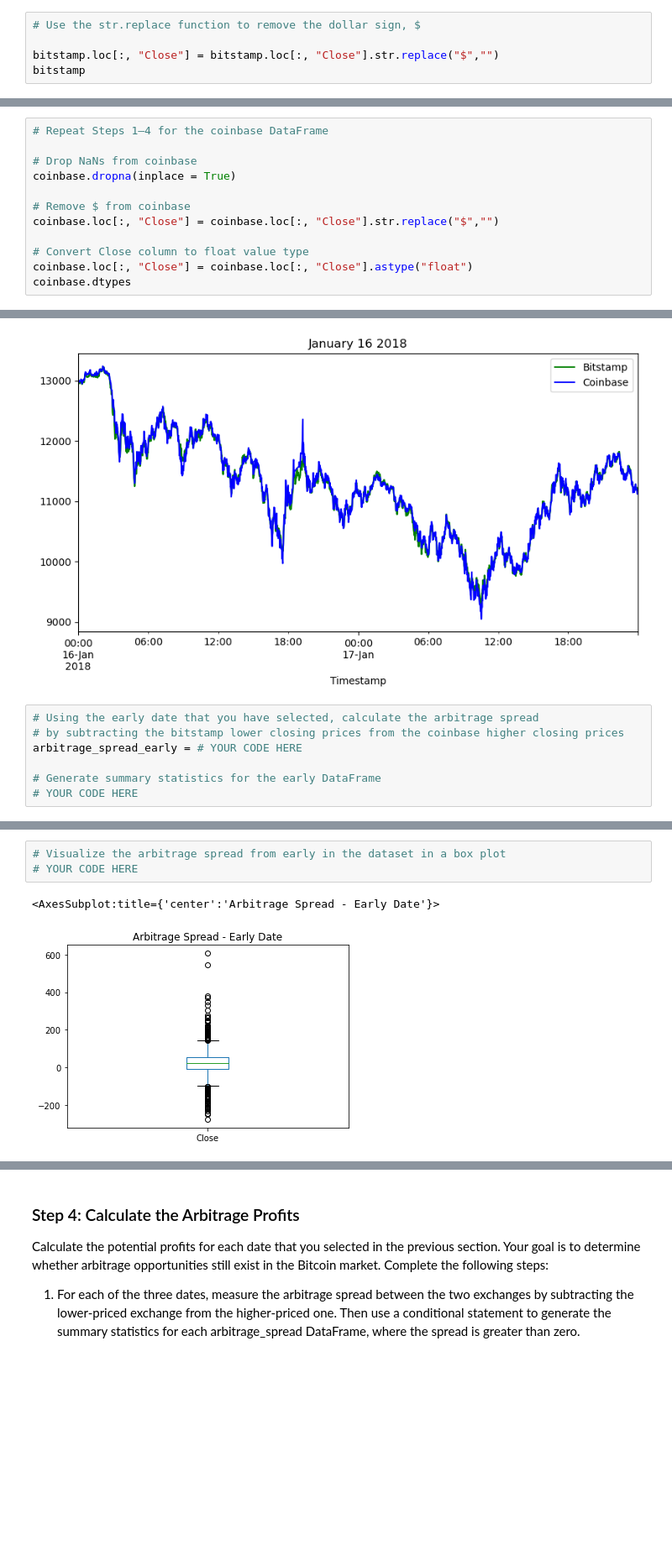
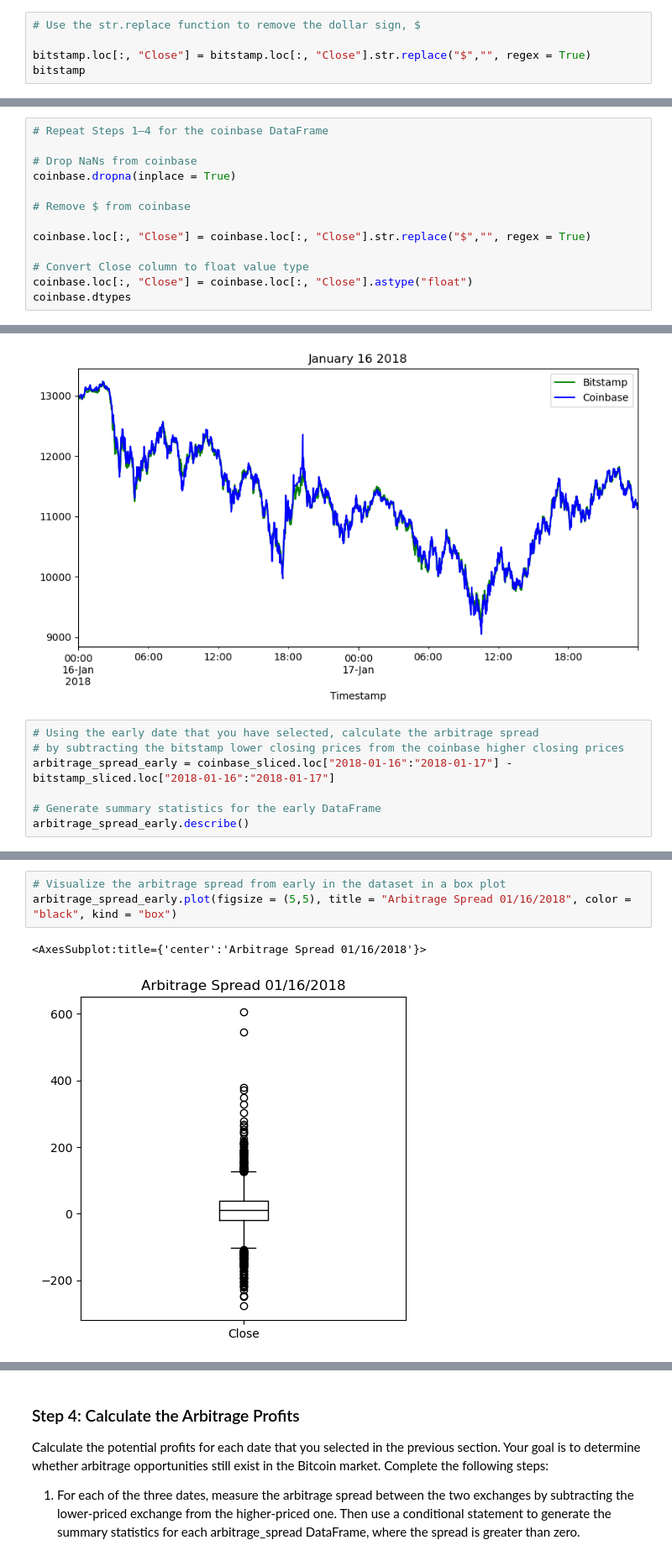
Before and after one commit to nahinhayat/Module3Challenge, a Jupyter notebook: Starter_Code 3/crypto_arbitrage.ipynb, the cells around one changed output, grey strips where cells are left out. Shown at 84% size. Drawn from its saved outputs; the diff is of its cells as text; blank space fills up the shorter version.

Commit message:
found the arbitrage spread for three seperate dates in datafields and plotted them

```diff
--- a/Starter_Code 3/crypto_arbitrage.ipynb
+++ b/Starter_Code 3/crypto_arbitrage.ipynb
@@ -114,7 +114,7 @@ bitstamp.dropna(inplace = True)
 # %%
 # Use the str.replace function to remove the dollar sign, $
 
-bitstamp.loc[:, "Close"] = bitstamp.loc[:, "Close"].str.replace("$","")
+bitstamp.loc[:, "Close"] = bitstamp.loc[:, "Close"].str.replace("$","", regex = True)
 bitstamp
 # %% [output]
 |  | Open | High | Low | Close | BTC Volume | USD Volume | Weighted Price |
@@ -162,7 +162,8 @@ bitstamp.duplicated().sum()
 coinbase.dropna(inplace = True)
 
 # Remove $ from coinbase
-coinbase.loc[:, "Close"] = coinbase.loc[:, "Close"].str.replace("$","")
+
+coinbase.loc[:, "Close"] = coinbase.loc[:, "Close"].str.replace("$","", regex = True)
 
 # Convert Close column to float value type
 coinbase.loc[:, "Close"] = coinbase.loc[:, "Close"].astype("float")
@@ -326,8 +327,8 @@ coinbase_sliced.loc["2018-01-16":"2018-01-17"].plot(legend = True, figsize=(10,5
 # %%
 # Using the early date that you have selected, calculate the arbitrage spread
 # by subtracting the bitstamp lower closing prices from the coinbase higher closing prices
-arbitrage_spread_early = # YOUR CODE HERE
+arbitrage_spread_early = coinbase_sliced.loc["2018-01-16":"2018-01-17"] - bitstamp_sliced.loc["2018-01-16":"2018-01-17"]
 
 # Generate summary statistics for the early DataFrame
-# YOUR CODE HERE
+arbitrage_spread_early.describe()
 # %% [output]
@@ -342,10 +343,10 @@ max       606.800000
 Name: Close, dtype: float64
 # %%
 # Visualize the arbitrage spread from early in the dataset in a box plot
-# YOUR CODE HERE
+arbitrage_spread_early.plot(figsize = (5,5), title = "Arbitrage Spread 01/16/2018", color = "black", kind = "box")
 # %% [output]
-<AxesSubplot:title={'center':'Arbitrage Spread - Early Date'}>
+<AxesSubplot:title={'center':'Arbitrage Spread 01/16/2018'}>
-[figure, old version]
+[figure, new version]
 # %%
 # Create an overlay plot that visualizes the two dataframes over a period of one day from the middle of the dataset.
 # Be sure that the plots include the parameters `legend`, `figsize`, `title`, `color` and `label`
```
Also changed, not shown: parts of 7 cells of this notebook.
